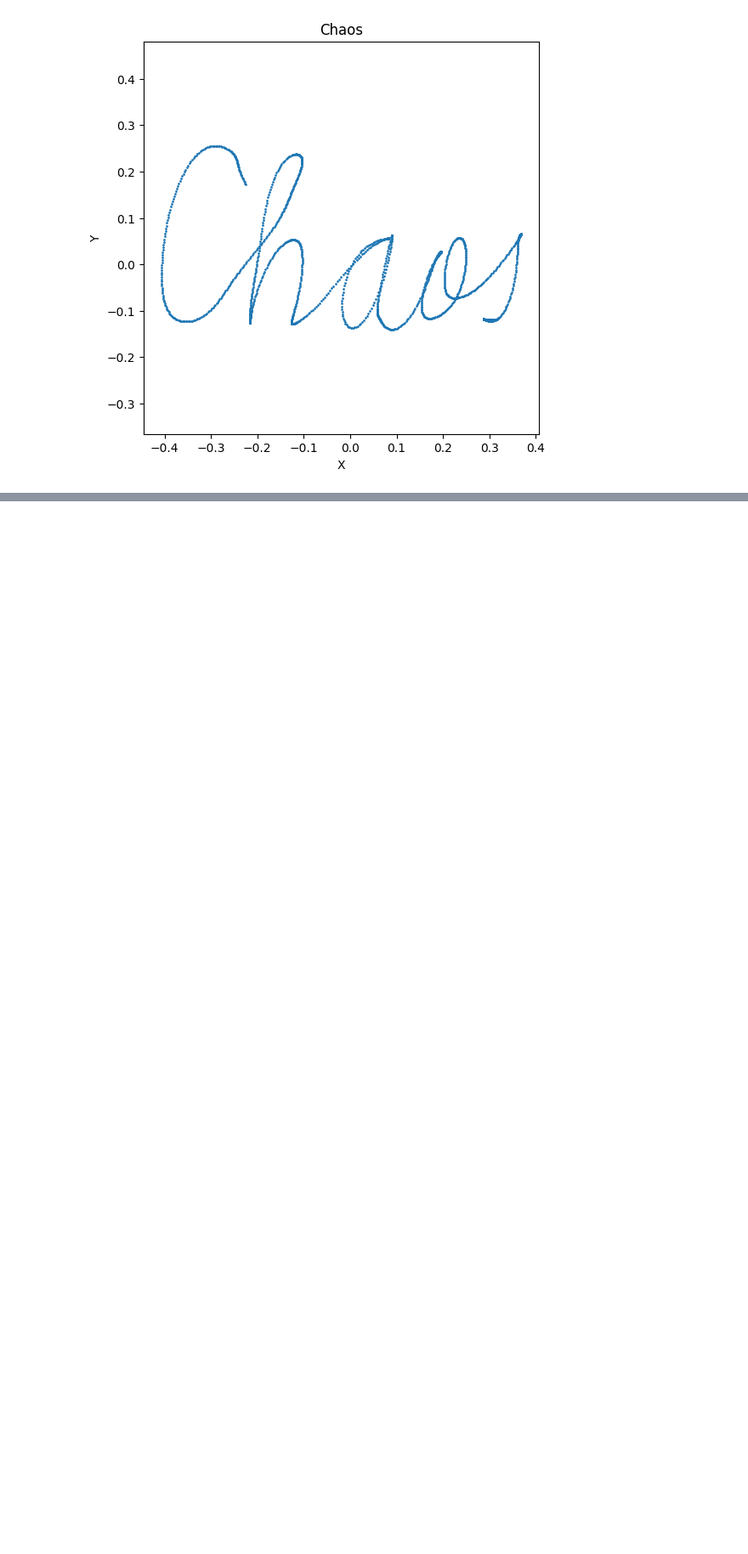
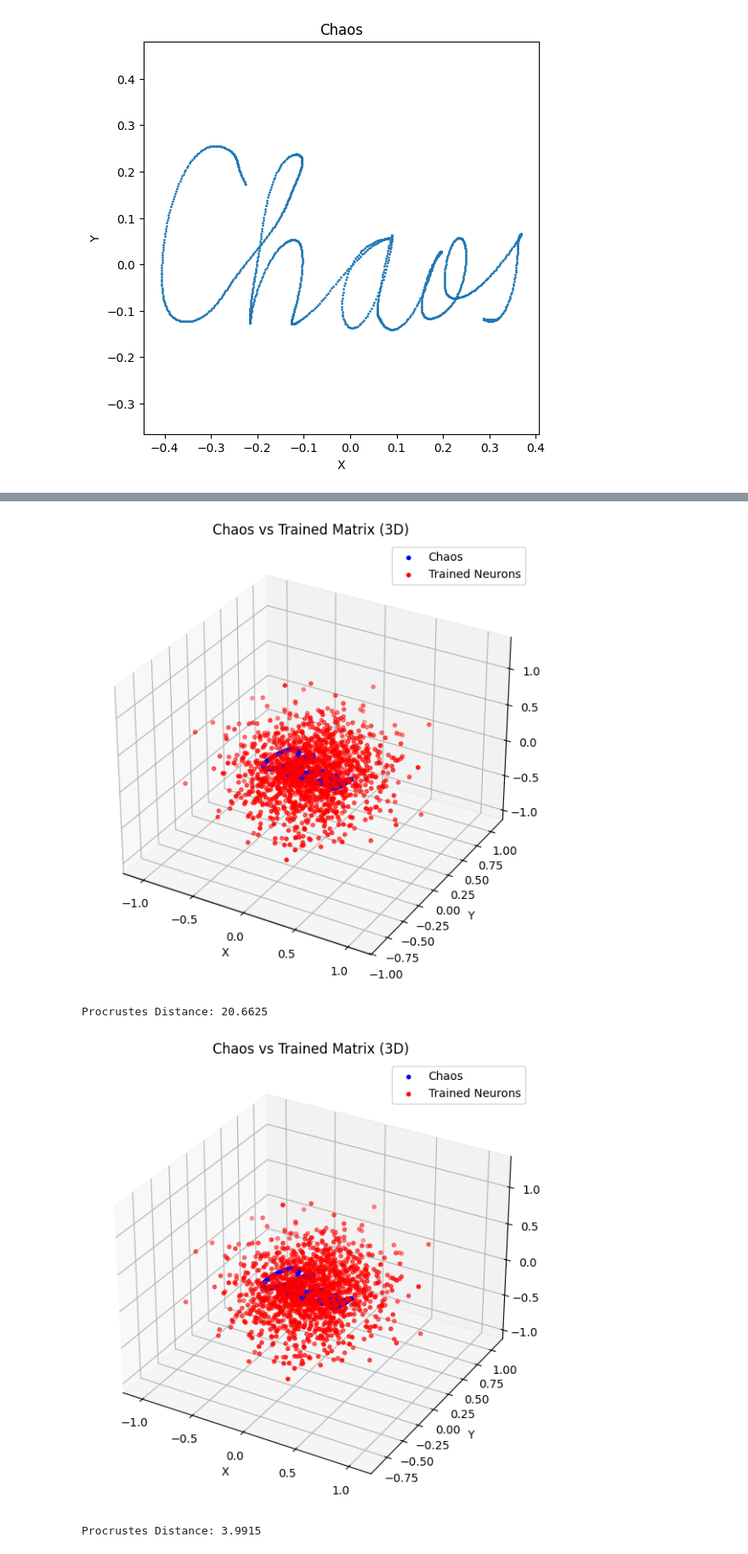
Before and after one commit to Equite774/SerreLabExercises, a Jupyter notebook: align_matrix_model.ipynb, the cells around one changed output, grey strips where cells are left out. Shown at 85% size. Drawn from its saved outputs; the diff is of its cells as text; code cells hidden in the pictures; blank space fills up the shorter version.

```diff
--- a/align_matrix_model.ipynb
+++ b/align_matrix_model.ipynb
@@ -86,0 +109,45 @@ Chaos shape: torch.Size([2, 1322])
+# %%
+# Make N look like M
+def train_3d_to_2d(N, M, epochs=750):
+    if M.shape[1] == 2:
+        M = torch.cat([M, torch.zeros(M.shape[0], 1, device=M.device, dtype=M.dtype)], dim=1)
+    optimizer = torch.optim.Adam([N], lr=1e-2)
+    metric = ProcrustesDistance()
+
+    fig = plt.figure(figsize=(7, 7))
+    ax = fig.add_subplot(111, projection='3d')
+    ax.scatter(M[:, 0], M[:, 1], M[:, 2], s=10, label='Chaos', color='blue')
+    ax.scatter(N.detach()[:, 0], N.detach()[:, 1], N.detach()[:, 2], s=10, label='Trained Neurons', color='red')
+    ax.set_title("Chaos vs Trained Matrix (3D)")
+    ax.set_xlabel("X")
+    ax.set_ylabel("Y")
+    ax.set_zlabel("Z")
+    ax.legend()
+    plt.show()
+
+    for i in range(epochs):
+        optimizer.zero_grad()
+        loss = metric(N, M)
+        loss.backward()
+        optimizer.step()
+        if i % 50 == 0:
+            print(f"Procrustes Distance: {loss.item():.4f}")
+            fig = plt.figure(figsize=(7, 7))
+            ax = fig.add_subplot(111, projection='3d')
+            ax.scatter(M[:, 0], M[:, 1], M[:, 2], s=10, label='Chaos', color='blue')
+            ax.scatter(N.detach()[:, 0], N.detach()[:, 1], N.detach()[:, 2], s=10, label='Trained Neurons', color='red')
+            ax.set_title("Chaos vs Trained Matrix (3D)")
+            ax.set_xlabel("X")
+            ax.set_ylabel("Y")
+            ax.set_zlabel("Z")
+            ax.legend()
+            plt.show()
+    print(f"Final Procrustes Distance between A and B: {metric(N, M).item():.4f}")
+# %%
+neurons = torch.normal(mean=0, std=0.3, size=(1322, 3), requires_grad=True)
+train_3d_to_2d(neurons, torch.tensor(chaos, dtype=torch.float32), epochs=200)
+# %% [output]
+[figure, added]
+Procrustes Distance: 20.6625
+[figure, added]
+Procrustes Distance: 3.9915
```
Also changed, not shown: parts of 14 cells of this notebook, 2 other files.
